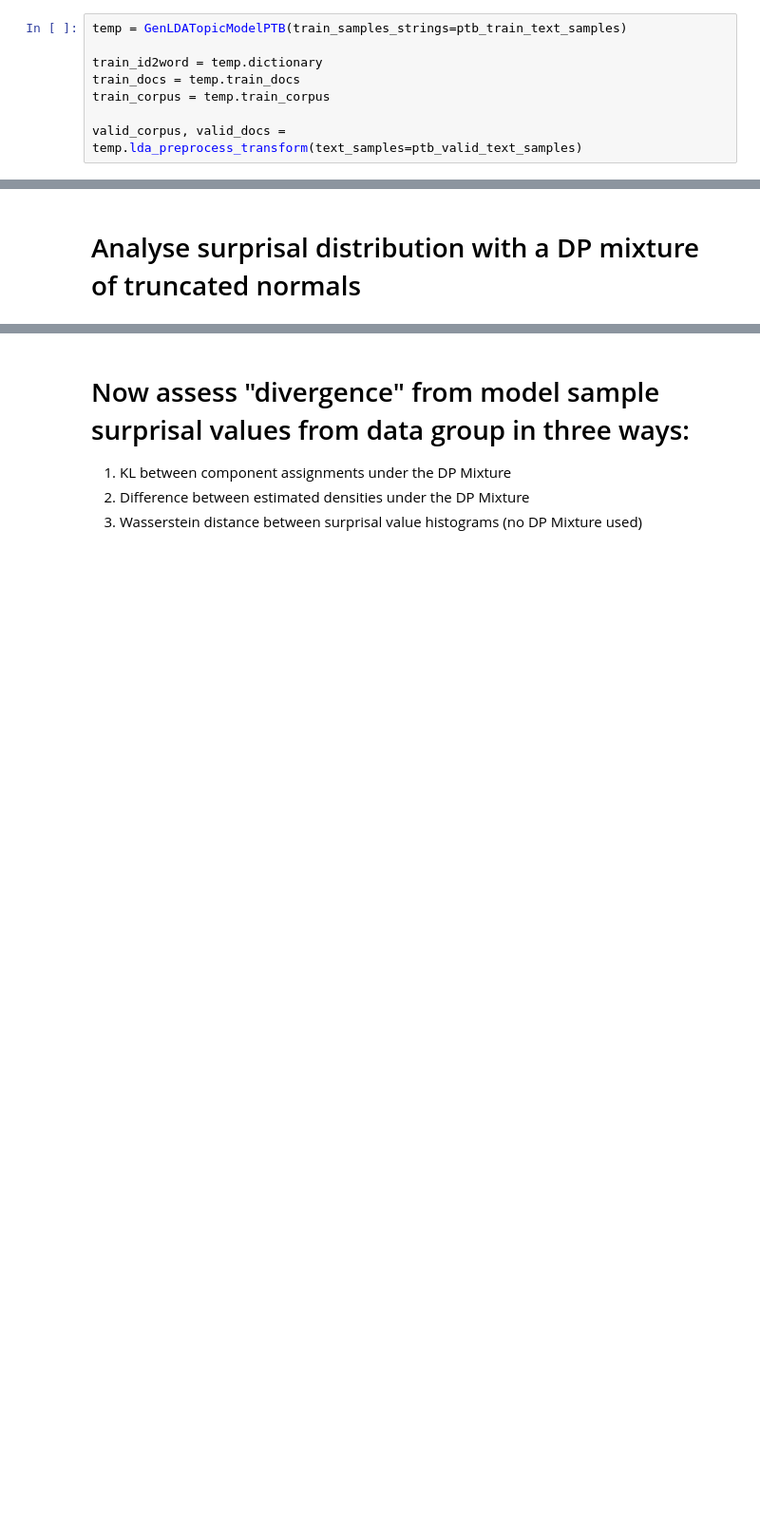
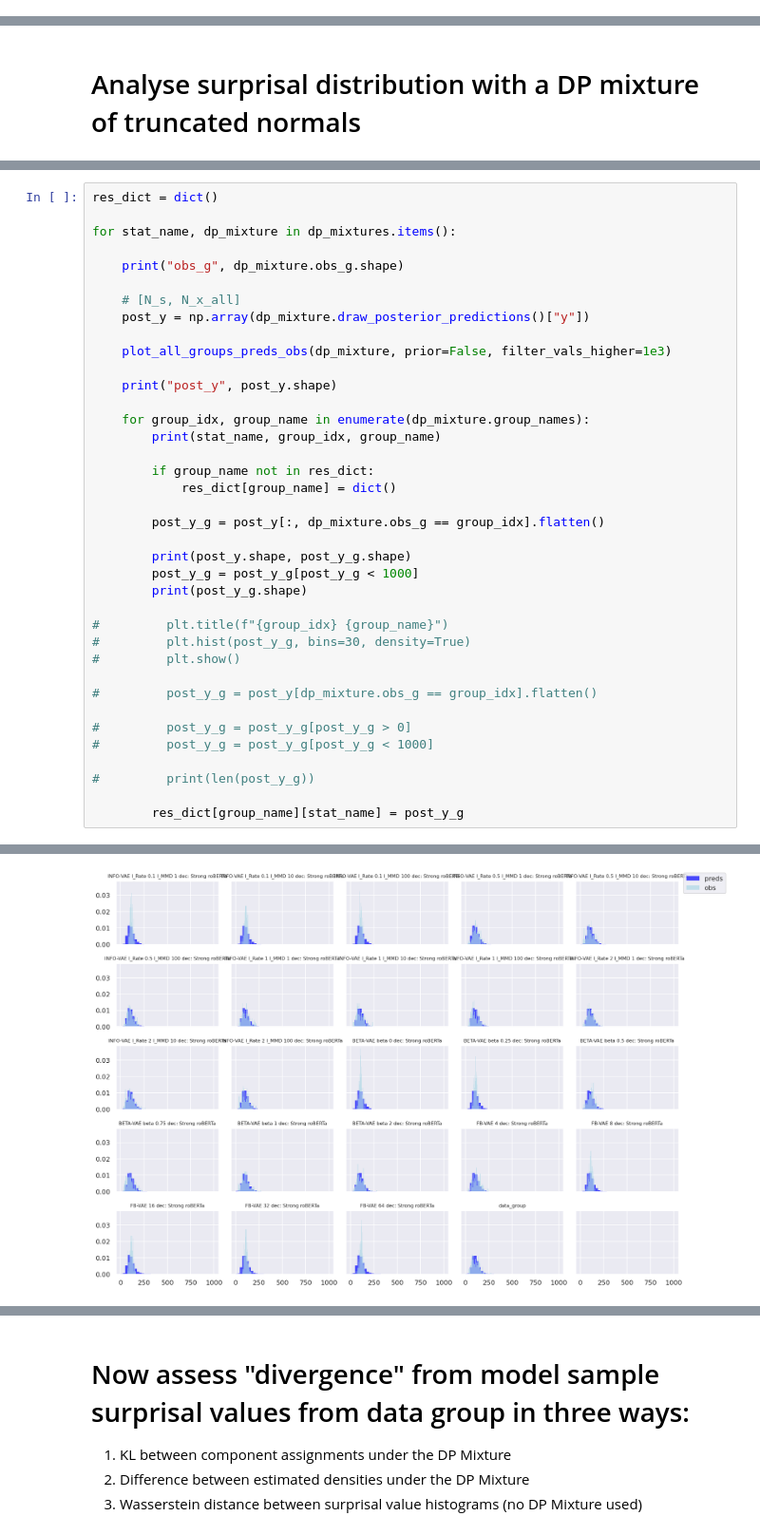
Before and after one commit to ClaartjeBarkhof/bayesian-statistical-criticism-vae, a Jupyter notebook: analysis/data_space/PTB_topics.ipynb, the cells around one changed output, grey strips where cells are left out. Shown at 95% size. Drawn from its saved outputs; the diff is of its cells as text; blank space fills up the shorter version.

```diff
--- a/analysis/data_space/PTB_topics.ipynb
+++ b/analysis/data_space/PTB_topics.ipynb
@@ -52,8 +81,0 @@ Len valid samples 3370
-# %%
-temp = GenLDATopicModelPTB(train_samples_strings=ptb_train_text_samples)
-
-train_id2word = temp.dictionary
-train_docs = temp.train_docs
-train_corpus = temp.train_corpus
-
-valid_corpus, valid_docs = temp.lda_preprocess_transform(text_samples=ptb_valid_text_samples)
@@ -645,0 +512,39 @@ for stat, dp_mixture in dp_mixtures.items():
+# %%
+res_dict = dict()
+
+for stat_name, dp_mixture in dp_mixtures.items():
+
+    print("obs_g", dp_mixture.obs_g.shape)
+
+    # [N_s, N_x_all]
+    post_y = np.array(dp_mixture.draw_posterior_predictions()["y"])
+
+    plot_all_groups_preds_obs(dp_mixture, prior=False, filter_vals_higher=1e3)
+
+    print("post_y", post_y.shape)
+
+    for group_idx, group_name in enumerate(dp_mixture.group_names):
+        print(stat_name, group_idx, group_name)
+
+        if group_name not in res_dict:
+            res_dict[group_name] = dict()
+
+        post_y_g = post_y[:, dp_mixture.obs_g == group_idx].flatten()
+
+        print(post_y.shape, post_y_g.shape)
+        post_y_g = post_y_g[post_y_g < 1000]
+        print(post_y_g.shape)
+
+#         plt.title(f"{group_idx} {group_name}")
+#         plt.hist(post_y_g, bins=30, density=True)
+#         plt.show()
+
+#         post_y_g = post_y[dp_mixture.obs_g == group_idx].flatten()
+
+#         post_y_g = post_y_g[post_y_g > 0]
+#         post_y_g = post_y_g[post_y_g < 1000]
+
+#         print(len(post_y_g))
+
+        res_dict[group_name][stat_name] = post_y_g
+# %% [output]
@@ -645,0 +555 @@ for stat, dp_mixture in dp_mixtures.items():
+[figure, added]
```
Also changed, not shown: parts of 48 cells of this notebook, 19 other files.
